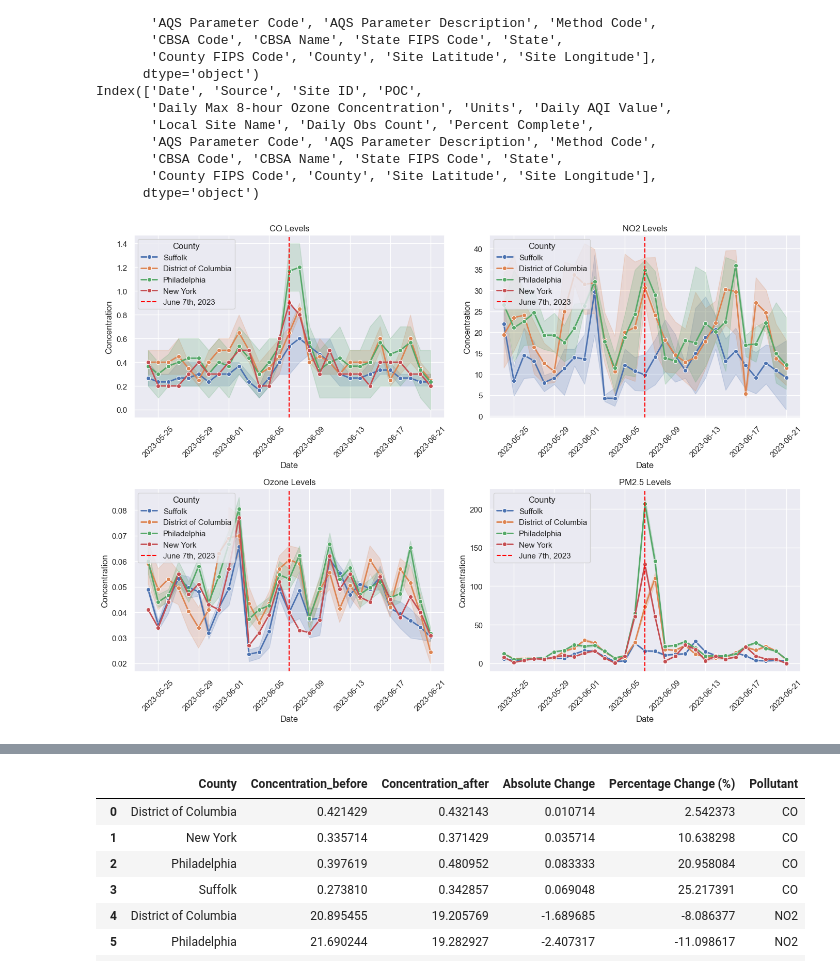
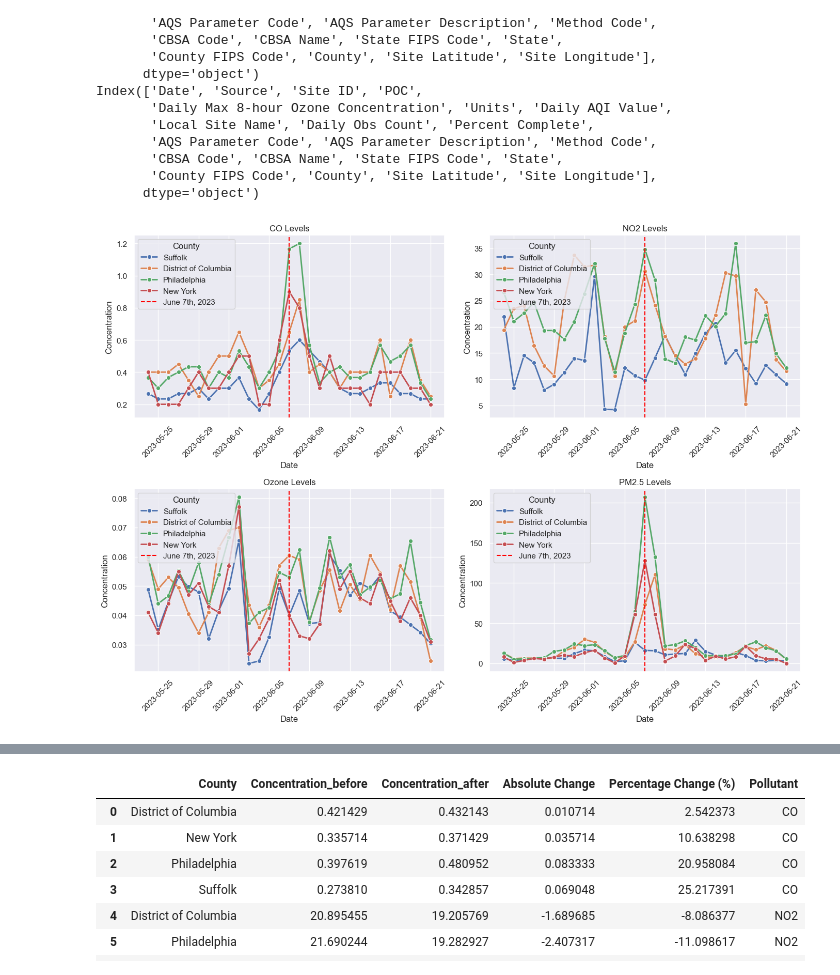
Before and after one commit to Normalitan/Air-Quality-and-Wildfire-Analysis-Project, a Jupyter notebook: EPA EDA.ipynb, the cells around one changed output, grey strips where cells are left out. Saved outputs shown, nothing was run; the diff lists cells and outputs as text; code cells hidden in the pictures.

```diff
--- a/EPA EDA.ipynb
+++ b/EPA EDA.ipynb
@@ -215,29 +215,29 @@ combined_data = combined_data[combined_data['County'].isin(counties_of_interest)
 # %%
 vertical_line_date = pd.Timestamp('2023-06-07')
 
-#unique pollutants and cities
+# unique pollutants and cities
 pollutants = combined_data['Pollutant'].unique()
 cities = combined_data['County'].unique()
 
 #2x2 subplot grid
 fig, axs = plt.subplots(2, 2, figsize=(14, 10))
 axs = axs.flatten()  # Flatten the 2D array of axes for easy iteration
 
 # Loop through each pollutant and create line sub plots
 for i, pollutant in enumerate(pollutants):
     pollutant_data = combined_data[combined_data['Pollutant'] == pollutant]
     for city in cities:
         city_data = pollutant_data[pollutant_data['County'] == city]
-        sns.lineplot(data=city_data, x='Date', y='Concentration', marker='o', linewidth=2, ax=axs[i], label=city)
+        sns.lineplot(data=city_data, x='Date', y='Concentration', marker='o', linewidth=2, ax=axs[i], label=city, errorbar=None)
 
     axs[i].set_title(f'{pollutant} Levels')
     axs[i].axvline(x=vertical_line_date, color='red', linestyle='--', label='June 7th, 2023')
     axs[i].set_xlabel('Date')
     axs[i].set_ylabel('Concentration')
     axs[i].tick_params(axis='x', rotation=45)
     axs[i].legend(title='County', loc='upper left')
 
 plt.tight_layout()
 plt.show()
 # %% [output]
-[figure, old version]
+[figure, new version]
```
Also changed, not shown: parts of 1 cell of this notebook.
